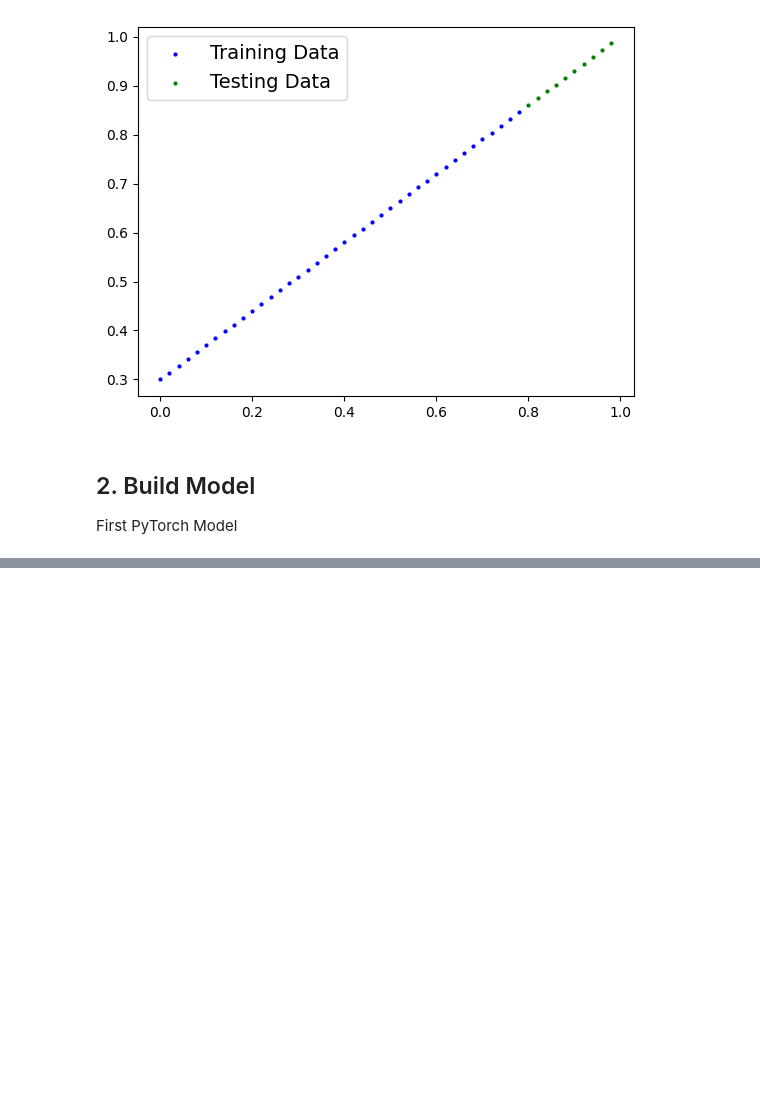
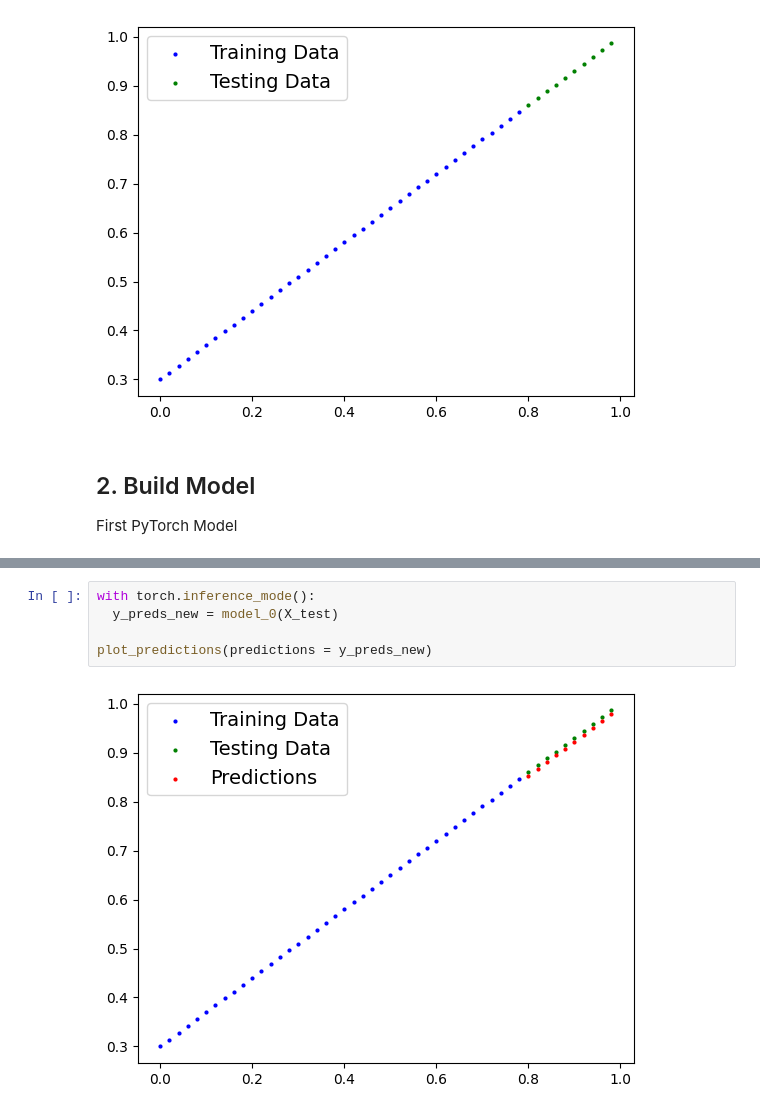
Before and after one commit to Enzo-Olivieri/Learning-PyTorch, a Jupyter notebook: 01_My_PyTorch_Workflow_Fundamentals.ipynb, the cells around one changed output, grey strips where cells are left out. Cells and saved outputs as stored; diff of their text form; blank space fills up the shorter version.

```diff
--- a/01_My_PyTorch_Workflow_Fundamentals.ipynb
+++ b/01_My_PyTorch_Workflow_Fundamentals.ipynb
@@ -120,0 +292,7 @@ class LinearRegressionModel(nn.Module): #inherits from nn.Module
+# %%
+with torch.inference_mode():
+  y_preds_new = model_0(X_test)
+
+plot_predictions(predictions = y_preds_new)
+# %% [output]
+[figure, added]
```
Also changed, not shown: parts of 13 cells of this notebook.
